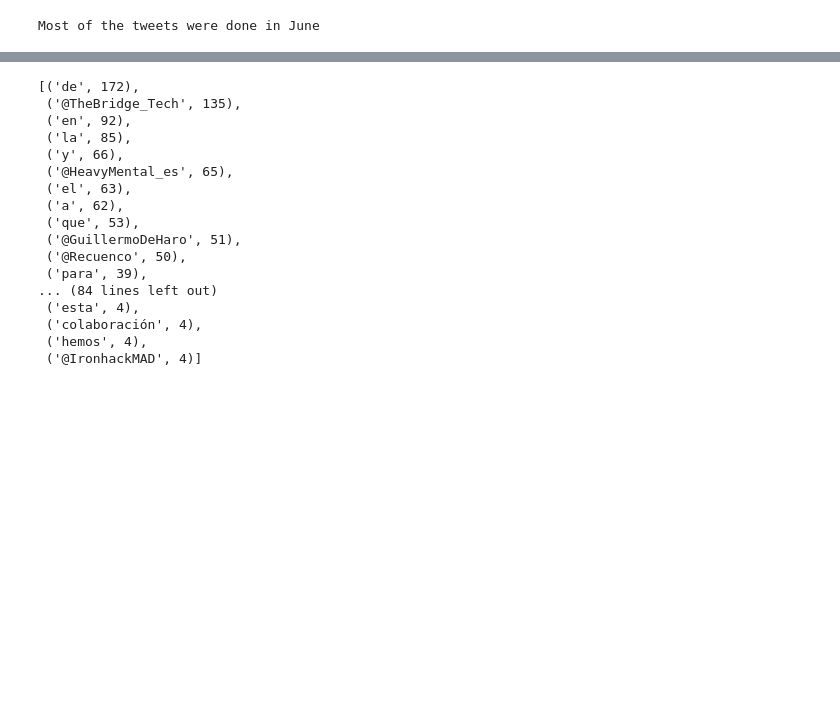
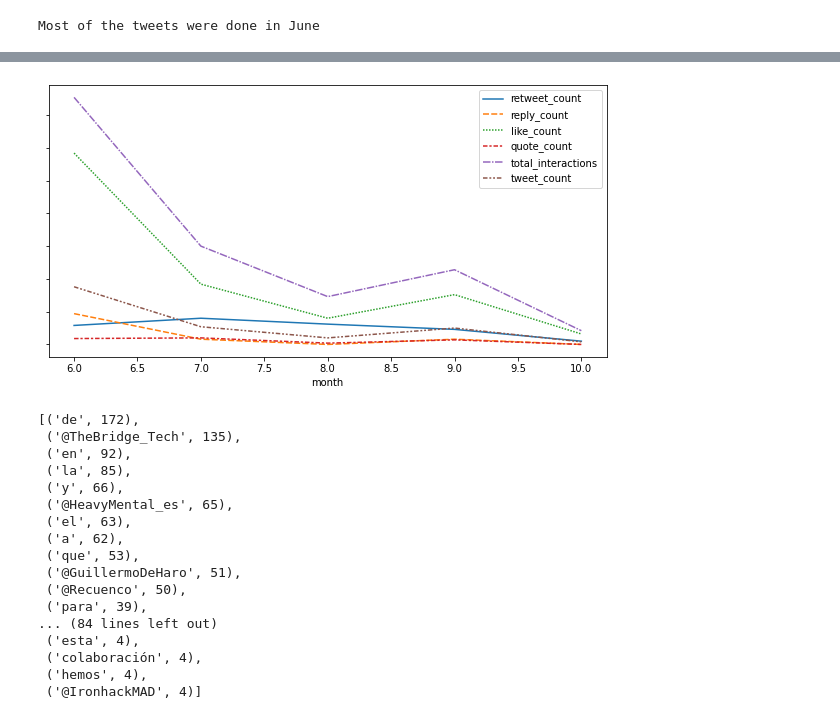
Before and after one commit to laurabarredaagusti/takehome, a Jupyter notebook: notebooks/eda.ipynb, the cells around one changed output, grey strips where cells are left out. Saved outputs shown, nothing was run; the diff lists cells and outputs as text; code cells hidden in the pictures; blank space fills up the shorter version.

```diff
--- a/notebooks/eda.ipynb
+++ b/notebooks/eda.ipynb
@@ -132,3 +191,9 @@ month_name = datetime_object.strftime("%B")
 print('Most of the tweets were done in', month_name)
 # %% [output]
 Most of the tweets were done in June
+# %%
+df_tweets_month = df_tweets.copy()
+df_tweets_month['month'] = df_tweets_month['created_at'].dt.month
+# %%
+df_tweets_month_text = df_tweets_month.groupby(['month']).count()
+df_tweets_month_text['text']
@@ -134,0 +208,4 @@ Most of the tweets were done in June
+# %%
+df_tweets_month_intractions = df_tweets_month.groupby(['month']).sum()
+df_tweets_month_intractions['tweet_count'] = df_tweets_month_text['text']
+df_tweets_month_intractions
@@ -135,3 +220,13 @@ Most of the tweets were done in June
+# %%
+def lineplot_mult(df):
+    plt.figure(figsize=(10,5))
+    plot = sns.lineplot(data=df)
+    plot.set(yticklabels=[])
+    plt.show()
+
+lineplot_mult(df_tweets_month_intractions)
+# %% [output]
+[figure, added]
 # %%
 Counter(" ".join(df_tweets["text"]).split()).most_common(100)
 # %% [output]
```
Also changed, not shown: parts of 40 cells of this notebook, 2 other files.
